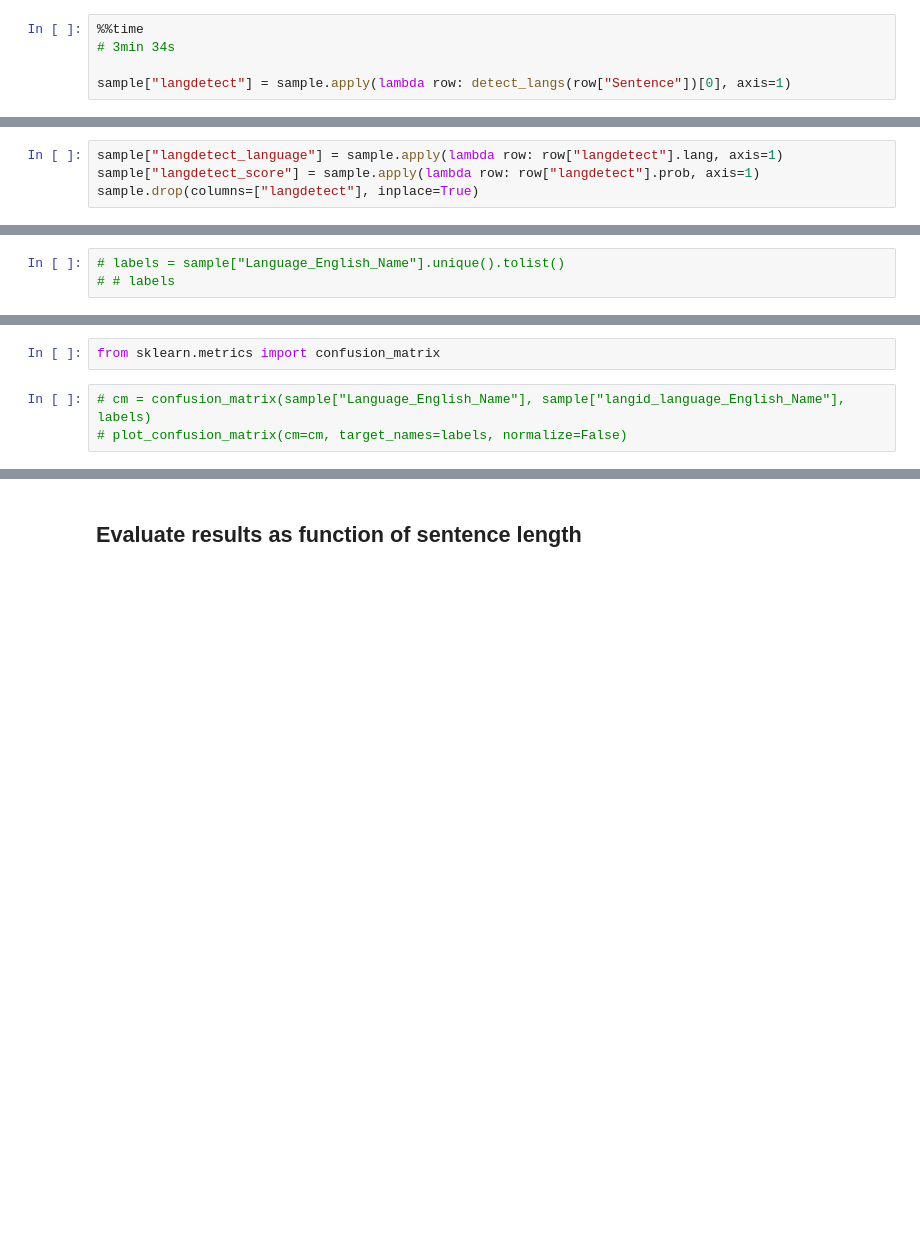
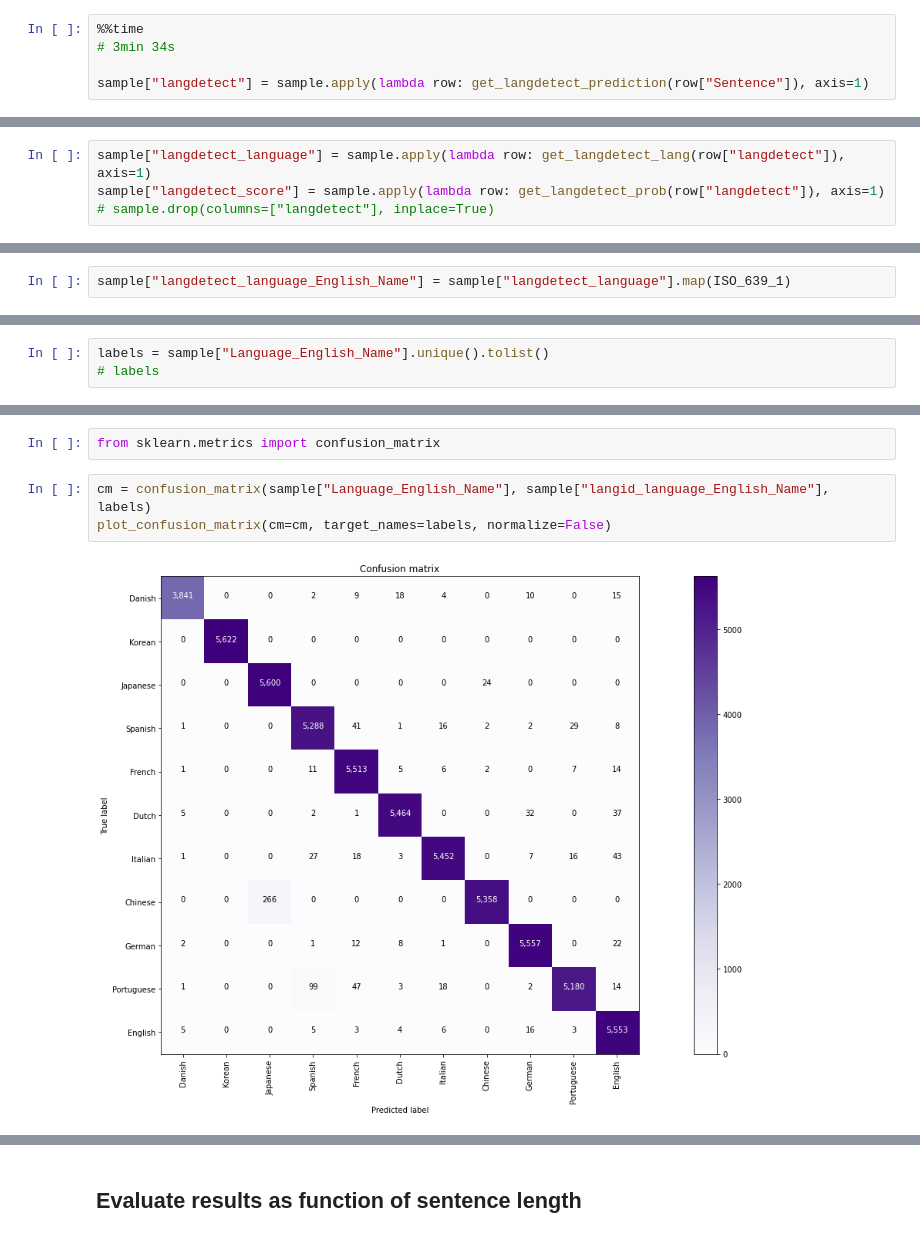
Before and after one commit to br-pki/detectLanguage, a Jupyter notebook: evaluate.ipynb, the cells around one changed output, grey strips where cells are left out. Drawn from its saved outputs; the diff is of its cells as text; blank space fills up the shorter version.

```diff
--- a/evaluate.ipynb
+++ b/evaluate.ipynb
@@ -186,5 +131,5 @@ from langdetect import detect_langs
 %%time
 # 3min 34s
 
-sample["langdetect"] = sample.apply(lambda row: detect_langs(row["Sentence"])[0], axis=1)
+sample["langdetect"] = sample.apply(lambda row: get_langdetect_prediction(row["Sentence"]), axis=1)
 # %% [output]
@@ -192,4 +175,4 @@ Wall time: 3min 22s
 # %%
-sample["langdetect_language"] = sample.apply(lambda row: row["langdetect"].lang, axis=1)
-sample["langdetect_score"] = sample.apply(lambda row: row["langdetect"].prob, axis=1)
-sample.drop(columns=["langdetect"], inplace=True)
+sample["langdetect_language"] = sample.apply(lambda row: get_langdetect_lang(row["langdetect"]), axis=1)
+sample["langdetect_score"] = sample.apply(lambda row: get_langdetect_prob(row["langdetect"]), axis=1)
+# sample.drop(columns=["langdetect"], inplace=True)
@@ -214 +179,3 @@ Exception: continue here: map langdetect_language to an English name
+# %%
+sample["langdetect_language_English_Name"] = sample["langdetect_language"].map(ISO_639_1)
 # %%
@@ -244,8 +300,8 @@ pd.crosstab(sample["Language_English_Name"], sample["langid_language_English_Nam
 # %%
 from sklearn.metrics import classification_report
 # %%
-# labels = sample["Language_English_Name"].unique().tolist()
-# # labels
+labels = sample["Language_English_Name"].unique().tolist()
+# labels
 # %%
 # print(classification_report(sample["Language_English_Name"], sample["langid_language_English_Name"], target_names=labels))
 # %%
@@ -330,5 +386,7 @@ def plot_confusion_matrix(cm,
 # %%
 from sklearn.metrics import confusion_matrix
 # %%
-# cm = confusion_matrix(sample["Language_English_Name"], sample["langid_language_English_Name"], labels)
-# plot_confusion_matrix(cm=cm, target_names=labels, normalize=False)
+cm = confusion_matrix(sample["Language_English_Name"], sample["langid_language_English_Name"], labels)
+plot_confusion_matrix(cm=cm, target_names=labels, normalize=False)
+# %% [output]
+[figure, added]
```
Also changed, not shown: parts of 50 cells of this notebook, 3 other files.
